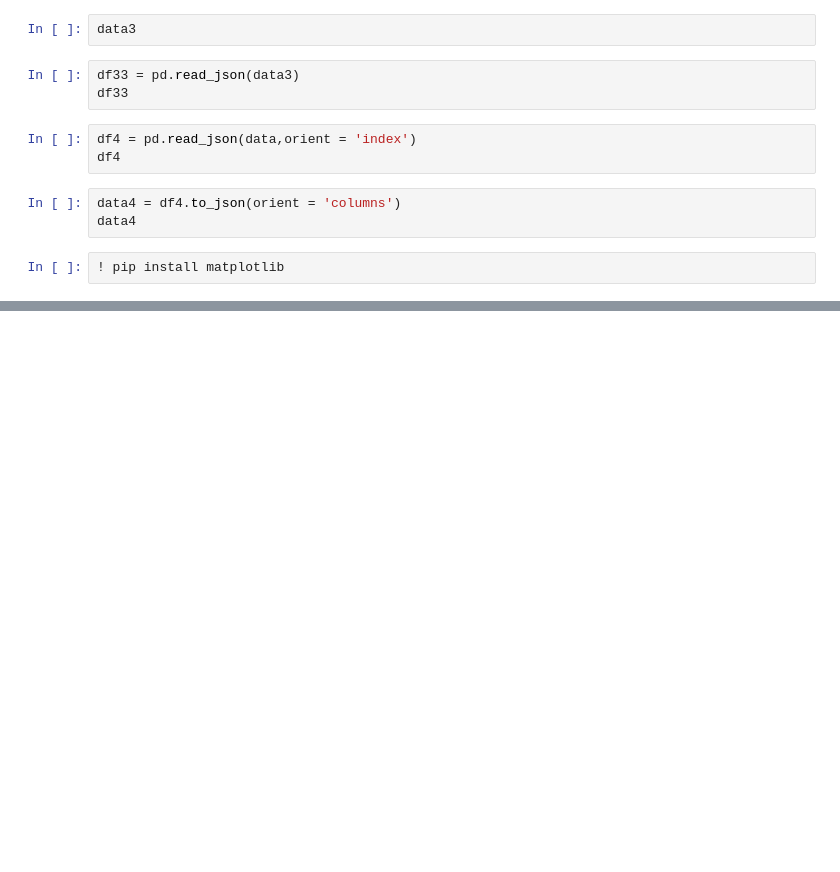
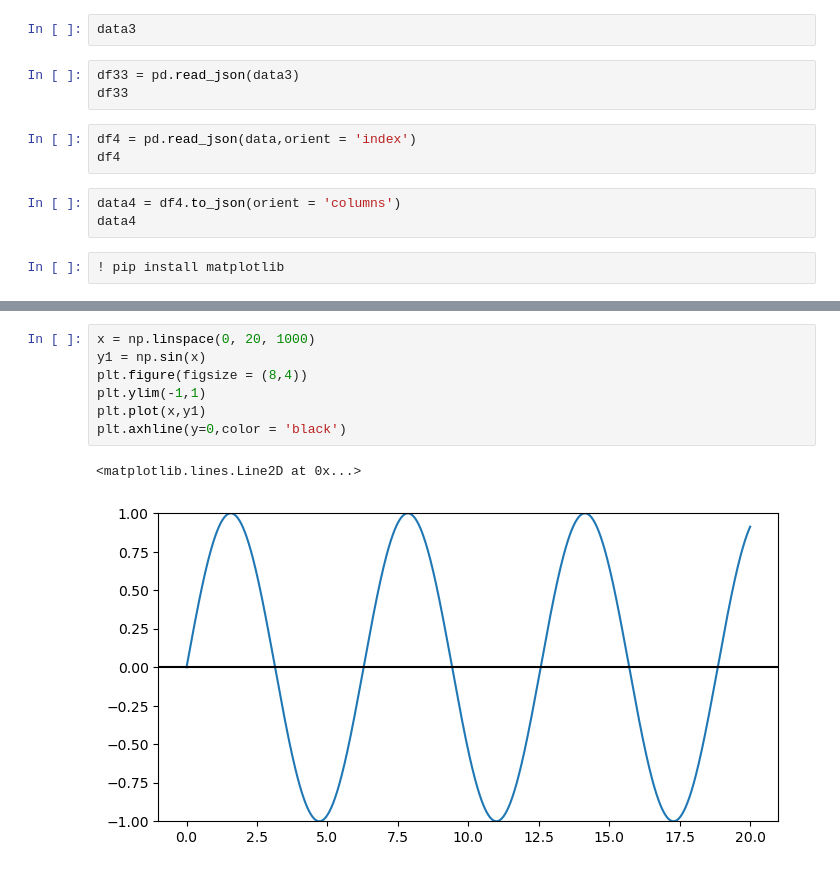
Before and after one commit to VanilaSudheer/data-analysis-playground, a Jupyter notebook: numpy.ipynb, the cells around one changed output, grey strips where cells are left out. Saved outputs shown, nothing was run; the diff lists cells and outputs as text; blank space fills up the shorter version.

```diff
--- a/numpy.ipynb
+++ b/numpy.ipynb
@@ -442,0 +443,10 @@ Text(0.5, 1.0, 'Trignometric Functions')
+# %%
+x = np.linspace(0, 20, 1000)
+y1 = np.sin(x)
+plt.figure(figsize = (8,4))
+plt.ylim(-1,1)
+plt.plot(x,y1)
+plt.axhline(y=0,color = 'black')
+# %% [output]
+<matplotlib.lines.Line2D at 0x...>
+[figure, added]
```
Also changed, not shown: parts of 29 cells of this notebook.
